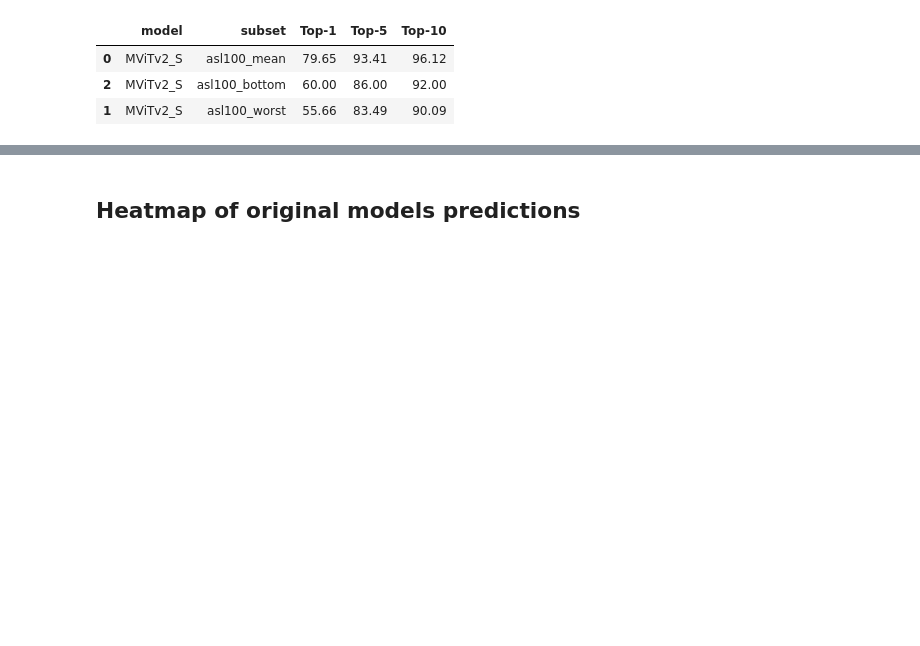
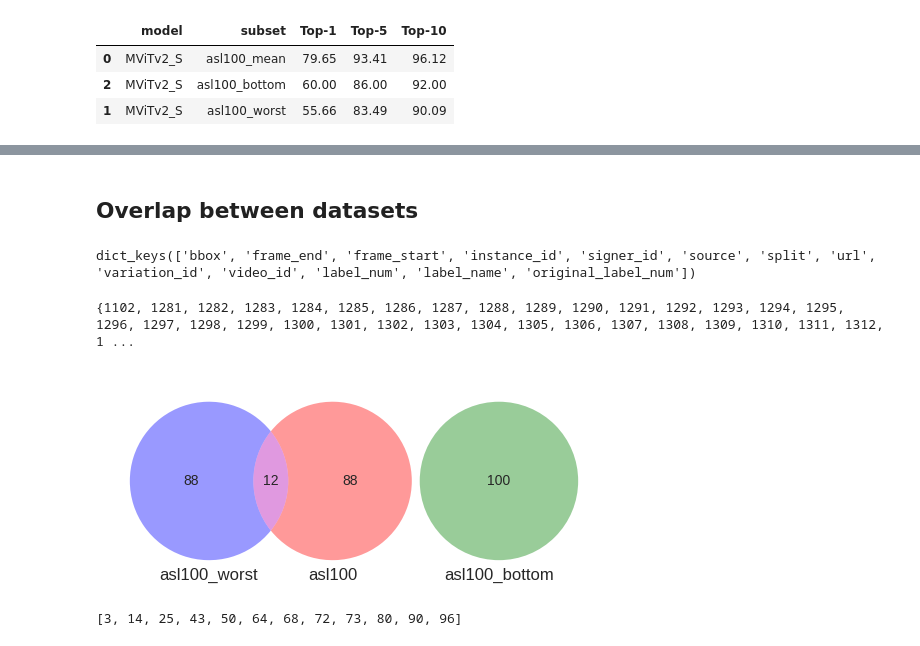
Before and after one commit to 0p3nTheSauce/SLR, a Jupyter notebook: src/results/dataset_analysis/different_100s.ipynb, the cells around one changed output, grey strips where cells are left out. Drawn from its saved outputs; the diff is of its cells as text; code cells hidden in the pictures; blank space fills up the shorter version.

```diff
--- a/src/results/dataset_analysis/different_100s.ipynb
+++ b/src/results/dataset_analysis/different_100s.ipynb
@@ -187,34 +184,3 @@ display(df.sort_values('Top-1', ascending=False))
 | 0 | MViTv2_S | asl100_mean | 79.65 | 93.41 | 96.12 |
 | 2 | MViTv2_S | asl100_bottom | 60.00 | 86.00 | 92.00 |
 | 1 | MViTv2_S | asl100_worst | 55.66 | 83.49 | 90.09 |
-# %%
-plt.rcParams.update({'font.size': 14}) # Font
-
-subsets = df['subset'].unique()
-metrics = ['Top-1', 'Top-5', 'Top-10']
-df[metrics] = df[metrics].astype(float)
-x = np.arange(len(metrics))
-width = 0.2  # bar width
-
-fig, ax = plt.subplots(figsize=(8, 5))
-
-cmap = plt.get_cmap('Dark2')
-
-
-
-for i, subset in enumerate(subsets):
-    row = df[df['subset'] == subset][metrics].mean()
-    ax.bar(x + i * width, row, width, label=subset, color=cmap(i))
-
-
-
-ax.set_xticks(x + width * (len(subsets) - 1) / 2)
-ax.set_xticklabels(metrics)
-ax.set_ylabel('Per instance accuracy (%)')
-ax.set_title('MViTv2_S Top-K Accuracy across subsets')
-ax.legend(fontsize=12, bbox_to_anchor=(1.01, 1), loc='upper left', borderaxespad=0)
-plt.tight_layout()  # prevents the legend from being clipped
-ax.set_axisbelow(True)
-ax.grid(True, axis='y', linestyle='--', alpha=0.7, color='gray', zorder=0)
-plt.savefig("outputs/different_100s.pdf", dpi=150, bbox_inches='tight')
-plt.show()
@@ -223,2 +216,2 @@ plt.show()
 # %% [markdown]
-## Heatmap of original models predictions
+## Overlap between datasets
@@ -231,0 +218,29 @@ plt.show()
+# %%
+set_name: AVAIL_SETS = set_options[set_idx]
+asl100 = load_split_set('asl100', set_name, policy='accepting')
+asl100_bottom = load_split_set('asl100_bottom',set_name, policy='accepting')
+asl100_worst = load_split_set('asl100_worst', set_name, policy='accepting')
+# %%
+assert isinstance(asl100_bottom[0], dict)
+print(asl100_bottom[0].keys())
+# %% [output]
+dict_keys(['bbox', 'frame_end', 'frame_start', 'instance_id', 'signer_id', 'source', 'split', 'url', 'variation_id', 'video_id', 'label_num', 'label_name', 'original_label_num'])
+# %%
+asl100_labels = set(d['label_num'] for d in asl100) #type: ignore
+asl100_bottom_labels = set(d['original_label_num'] for d in asl100_bottom) #type: ignore
+asl100_worst_labels = set(d['original_label_num'] for d in asl100_worst) #type: ignore
+# %%
+print(asl100_bottom_labels)
+# %% [output]
+{1102, 1281, 1282, 1283, 1284, 1285, 1286, 1287, 1288, 1289, 1290, 1291, 1292, 1293, 1294, 1295, 1296, 1297, 1298, 1299, 1300, 1301, 1302, 1303, 1304, 1305, 1306, 1307, 1308, 1309, 1310, 1311, 1312, 1 ...
+# %%
+# 3-circle Venn
+venn3((asl100_labels, asl100_bottom_labels, asl100_worst_labels), set_labels=('asl100', 'asl100_bottom', 'asl100_worst'))
+plt.show()
+# %% [output]
+[figure, added]
+# %%
+worst_in = [l for l in asl100_worst_labels if l in asl100_labels]
+print(worst_in)
+# %% [output]
+[3, 14, 25, 43, 50, 64, 68, 72, 73, 80, 90, 96]
```
Also changed, not shown: parts of 7 cells of this notebook, 9 other files.
